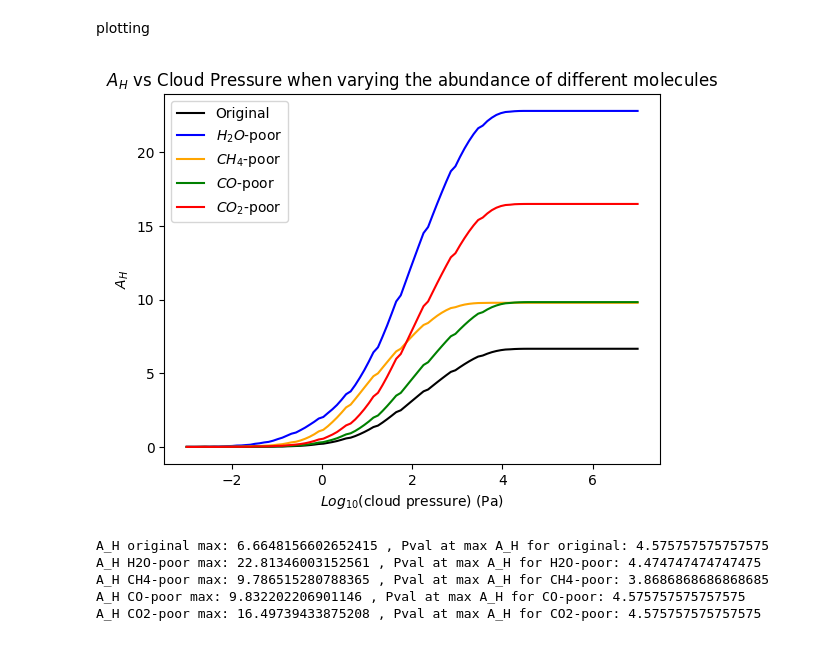
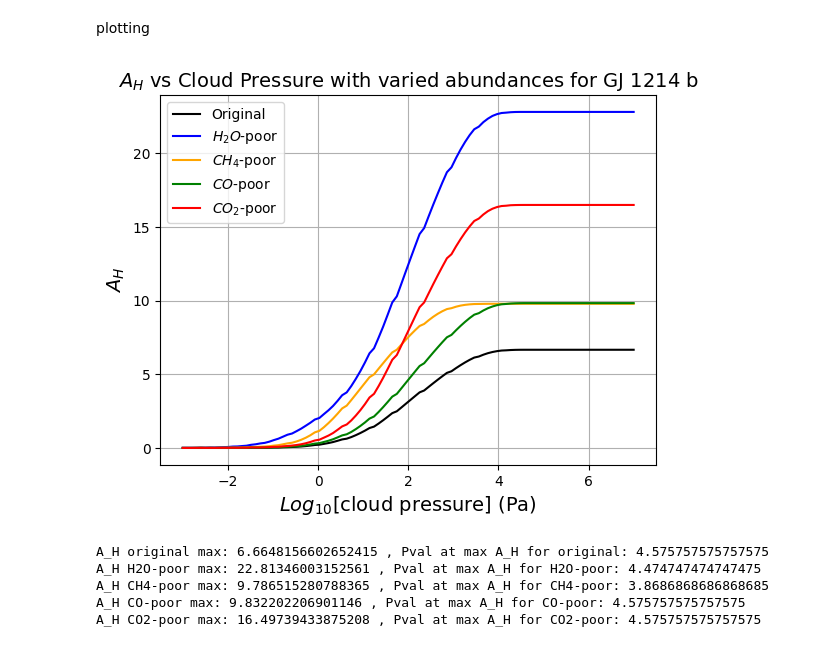
Before and after one commit to JackDavidMaher/Group-Studies---Exoplanets, a Jupyter notebook: Notebooks/Evelyn.ipynb, the cells around one changed output. Cells and saved outputs as stored; diff of their text form; code cells hidden in the pictures.

Commit message:
final graphs

```diff
--- a/Notebooks/Evelyn.ipynb
+++ b/Notebooks/Evelyn.ipynb
@@ -1529,25 +1529,20 @@ pval_CO2 = pval.copy()
 # %% [markdown]
 plotting
 # %%
-# plt.plot(np.log10(pval_original), A_H_original, linestyle='-', color='black', label="Original", marker='*')
-# plt.plot(np.log10(pval_H2O), A_H_H2O, linestyle='-', color='blue', label="H2O-poor", marker='+')
-# plt.plot(np.log10(pval_CH4), A_H_CH4, linestyle='-', color='orange', label="CH4-poor", marker='x')
-# plt.plot(np.log10(pval_CO), A_H_CO, linestyle='-', color='green', label="CO-poor", marker='1')
-# plt.plot(np.log10(pval_CO2), A_H_CO2, linestyle='-', color='red', label="CO2-poor", marker='^')
-
 plt.plot(np.log10(pval_original), A_H_original, linestyle='-', color='black', label="Original")
 plt.plot(np.log10(pval_H2O), A_H_H2O, linestyle='-', color='blue', label="$H_{2}O$-poor")
 plt.plot(np.log10(pval_CH4), A_H_CH4, linestyle='-', color='orange', label="$CH_{4}$-poor")
 plt.plot(np.log10(pval_CO), A_H_CO, linestyle='-', color='green', label="$CO$-poor")
 plt.plot(np.log10(pval_CO2), A_H_CO2, linestyle='-', color='red', label="$CO_{2}$-poor")
 
-plt.xlabel('$Log_{10}$(cloud pressure) (Pa)')
-plt.ylabel("$A_{H}$")
-plt.title('$A_{H}$ vs Cloud Pressure when varying the abundance of different molecules')
+plt.xlabel('$Log_{10}$[cloud pressure] (Pa)', size=14)
+plt.ylabel("$A_{H}$", size=14)
+plt.title('$A_{H}$ vs Cloud Pressure with varied abundances for GJ 1214 b', size=14)
 plt.legend()
+plt.grid()
 plt.show()
 # %% [output]
-[figure, old version]
+[figure, new version]
 # %%
 max_index = np.argmax(A_H_original)
 pval_at_max_AH = pval_original[max_index]
```
Also changed, not shown: 2 other files.
